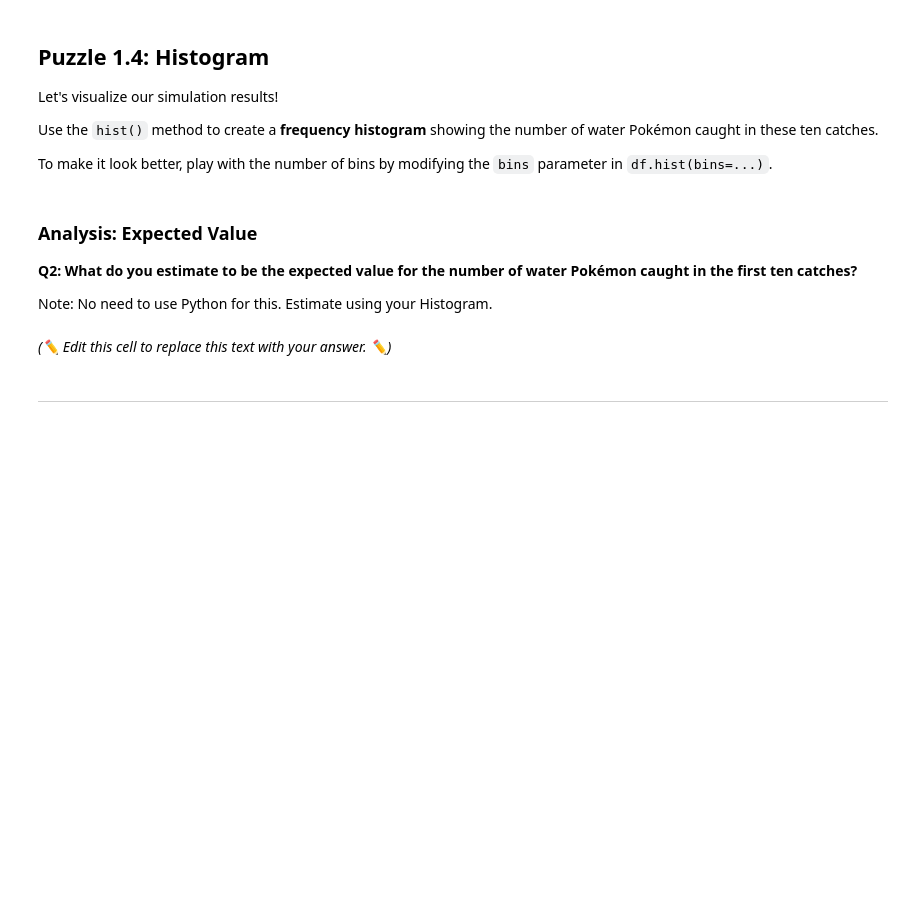
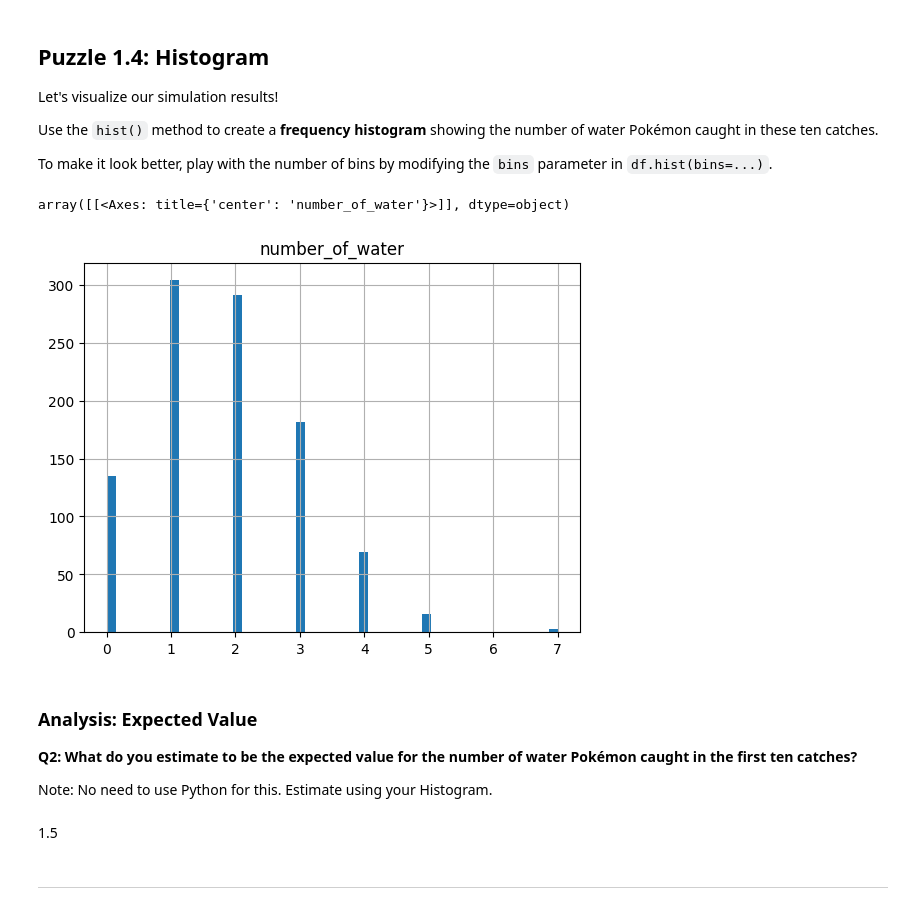
Before and after one commit to ryguy2k4/stat107, a Jupyter notebook: lab_random_variable/lab_random_variable.ipynb, the cells around one changed output. Drawn from its saved outputs; the diff is of its cells as text; code cells hidden in the pictures; blank space fills up the shorter version.

```diff
--- a/lab_random_variable/lab_random_variable.ipynb
+++ b/lab_random_variable/lab_random_variable.ipynb
@@ -45,3 +46,7 @@ This means we will use a specific dataset that contains **Gen. One Pokémon** al
 The "Gen One Pokemon Dataset" is available as `pokemon.csv`
 
 Use Pandas to load this dataset into a DataFrame named `df`:
+# %%
+import pandas as pd
+df = pd.read_csv("pokemon.csv")
+df
@@ -111,6 +140,10 @@ In the following cell, define a **function** `catch10` that will `return` the **
 
 
 (*Hint*: In previous assignments, we have used `df.sample(n = 10)` in order to randomly select 10 rows from a DataFrame. But `df.sample(n = 10)` samples without replacement. Now that we want to sample 10 rows from the original DataFrame `df` with replacement, we can write `df.sample(n = 10, replace = True)` ).
+# %%
+def catch10():
+    df_catch = df.sample(n=10, replace=True)
+    return len(df_catch[df_catch.Type1 == "water"])
 # %% [markdown]
 ### 🔬 Test Case Checkpoint 🔬
 # %%
@@ -141,5 +176,11 @@ print()
 Now, using your `catch10` function from above, **write a simulation** to simulate the number of water Pokémon caught if you were to **repeat** these ten catches **1,000 times**.
 
 Store your results in a DataFrame `df_water` with a column named `number_of_water`.
+# %%
+data = []
+for i in range(1000):
+    d = {"number_of_water": catch10()}
+    data.append(d)
+df_water = pd.DataFrame(data)
 # %%
 # check to see if your DataFrame looks correct by sampling 5 random rows from your df_water
@@ -179,14 +230,19 @@ Let's visualize our simulation results!
 Use the `hist()` method to create a **frequency histogram** showing the number of water Pokémon caught in these ten catches.
 
 To make it look better, play with the number of bins by modifying the `bins` parameter in `df.hist(bins=...)`.
+# %%
+df_water.hist(bins=50)
+# %% [output]
+array([[<Axes: title={'center': 'number_of_water'}>]], dtype=object)
+[figure, added]
 # %% [markdown]
 ### Analysis: Expected Value
 
 **Q2: What do you estimate to be the expected value for the number of water Pokémon caught in the first ten catches?**
 
 Note: No need to use Python for this. Estimate using your Histogram.
-# %% [markdown]
-*(✏️ Edit this cell to replace this text with your answer. ✏️)*
+# %% [markdown]
+1.5
 # %% [markdown]
 <hr style="color: #DD3403;">
 # %% [markdown]
```
Also changed, not shown: parts of 44 cells of this notebook, 1 other file.
